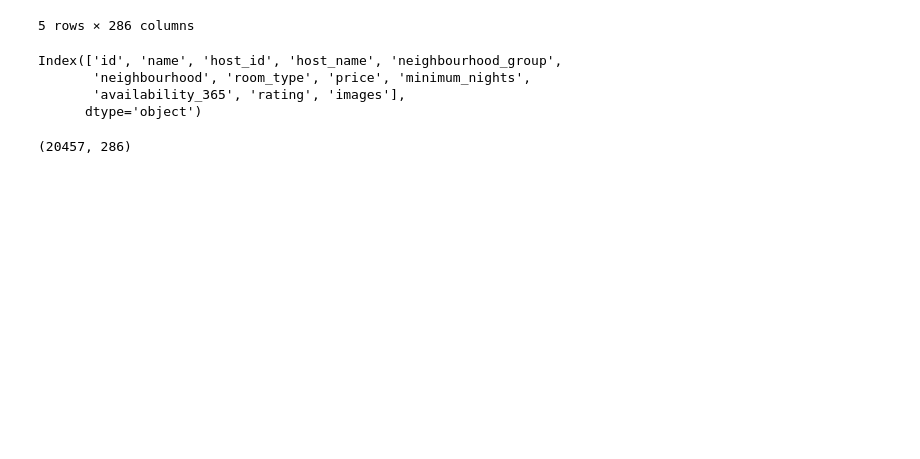
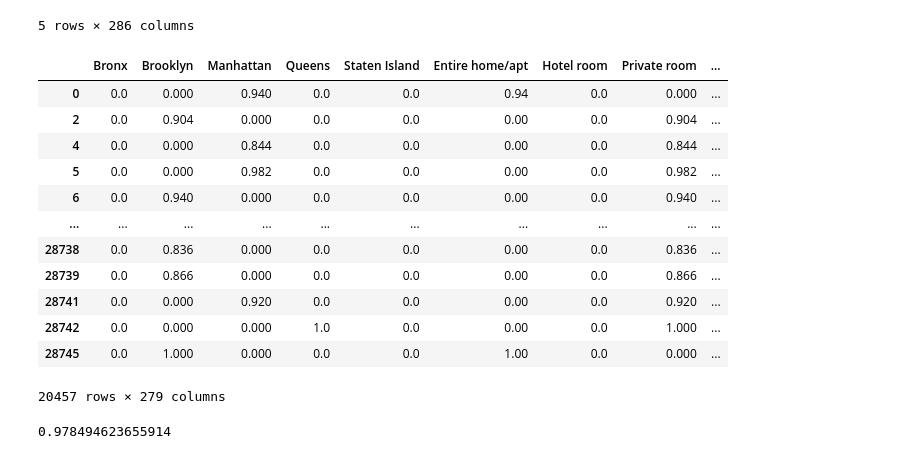
Before and after one commit to YoanGab/chatbot_and_recommendation_system, a Jupyter notebook: airbnb_recommendation_system.ipynb, the cells around one changed output. Saved outputs shown, nothing was run; the diff lists cells and outputs as text; code cells hidden in the pictures; blank space fills up the shorter version.

Commit message:
Cosine similarity

```diff
--- a/airbnb_recommendation_system.ipynb
+++ b/airbnb_recommendation_system.ipynb
@@ -174,14 +174,32 @@ clean_data_encoded.head()
 | 5 | 5203 | Cozy Clean Guest Room - Family Apt | 7490 | MaryEllen | 75 | 4.91 | https://a0.muscache.com/im/pictur... | 0 | 0 | 1 | ... |
 | 6 | 5803 | Lovely Room 1, Garden, Best Area,... | 9744 | Laurie | 98 | 4.70 | https://a0.muscache.com/im/pictur... | 0 | 1 | 0 | ... |
 5 rows × 286 columns
-# %%
-clean_data.columns
-# %% [output]
-Index(['id', 'name', 'host_id', 'host_name', 'neighbourhood_group',
-       'neighbourhood', 'room_type', 'price', 'minimum_nights',
-       'availability_365', 'rating', 'images'],
-      dtype='object')
+# %%
+for col in clean_data_encoded.columns[7:]:
+    clean_data_encoded[col] = clean_data_encoded[col] * clean_data_encoded.rating /5
+clean_data_encoded[clean_data_encoded.columns[7:]]
+# %% [output]
+|  | Bronx | Brooklyn | Manhattan | Queens | Staten Island | Entire home/apt | Hotel room | Private room | ... |
+| 0 | 0.0 | 0.000 | 0.940 | 0.0 | 0.0 | 0.94 | 0.0 | 0.000 | ... |
+| 2 | 0.0 | 0.904 | 0.000 | 0.0 | 0.0 | 0.00 | 0.0 | 0.904 | ... |
+| 4 | 0.0 | 0.000 | 0.844 | 0.0 | 0.0 | 0.00 | 0.0 | 0.844 | ... |
+| 5 | 0.0 | 0.000 | 0.982 | 0.0 | 0.0 | 0.00 | 0.0 | 0.982 | ... |
+| 6 | 0.0 | 0.940 | 0.000 | 0.0 | 0.0 | 0.00 | 0.0 | 0.940 | ... |
+| ... | ... | ... | ... | ... | ... | ... | ... | ... | ... |
+| 28738 | 0.0 | 0.836 | 0.000 | 0.0 | 0.0 | 0.00 | 0.0 | 0.836 | ... |
+| 28739 | 0.0 | 0.866 | 0.000 | 0.0 | 0.0 | 0.00 | 0.0 | 0.866 | ... |
+| 28741 | 0.0 | 0.000 | 0.920 | 0.0 | 0.0 | 0.00 | 0.0 | 0.920 | ... |
+| 28742 | 0.0 | 0.000 | 0.000 | 1.0 | 0.0 | 0.00 | 0.0 | 1.000 | ... |
+| 28745 | 0.0 | 1.000 | 0.000 | 0.0 | 0.0 | 1.00 | 0.0 | 0.000 | ... |
+20457 rows × 279 columns
 # %%
-clean_data_encoded.shape
+def cosine_similarity(user: list, room: list) -> float:
+    """
+    Calculates the cosine similarity between two users.
+    :param user:
+    :param room:
+    :return: the cosine similarity
+    """
+    if len(user) != len(room):
+        raise ValueError('Vectors must have the same length')
+    return np.abs(np.dot(user, room) / (np.linalg.norm(user) * np.linalg.norm(room)))
-# %% [output]
-(20457, 286)
@@ -187,0 +231,7 @@ clean_data_encoded.shape
+# %%
+cols = clean_data_encoded.columns[7:]
+id = [13526398,16378007,24657328,30806012,42038854,42655702,42835727]
+
+sum(clean_data_encoded.loc[clean_data_encoded.id==13526398][cols].values[0]==clean_data_encoded.loc[clean_data_encoded.id==42835727][cols].values[0])/clean_data_encoded[clean_data_encoded.columns[7:]].shape[1]
+# %% [output]
+0.978494623655914
```
Also changed, not shown: parts of 3 cells of this notebook.
